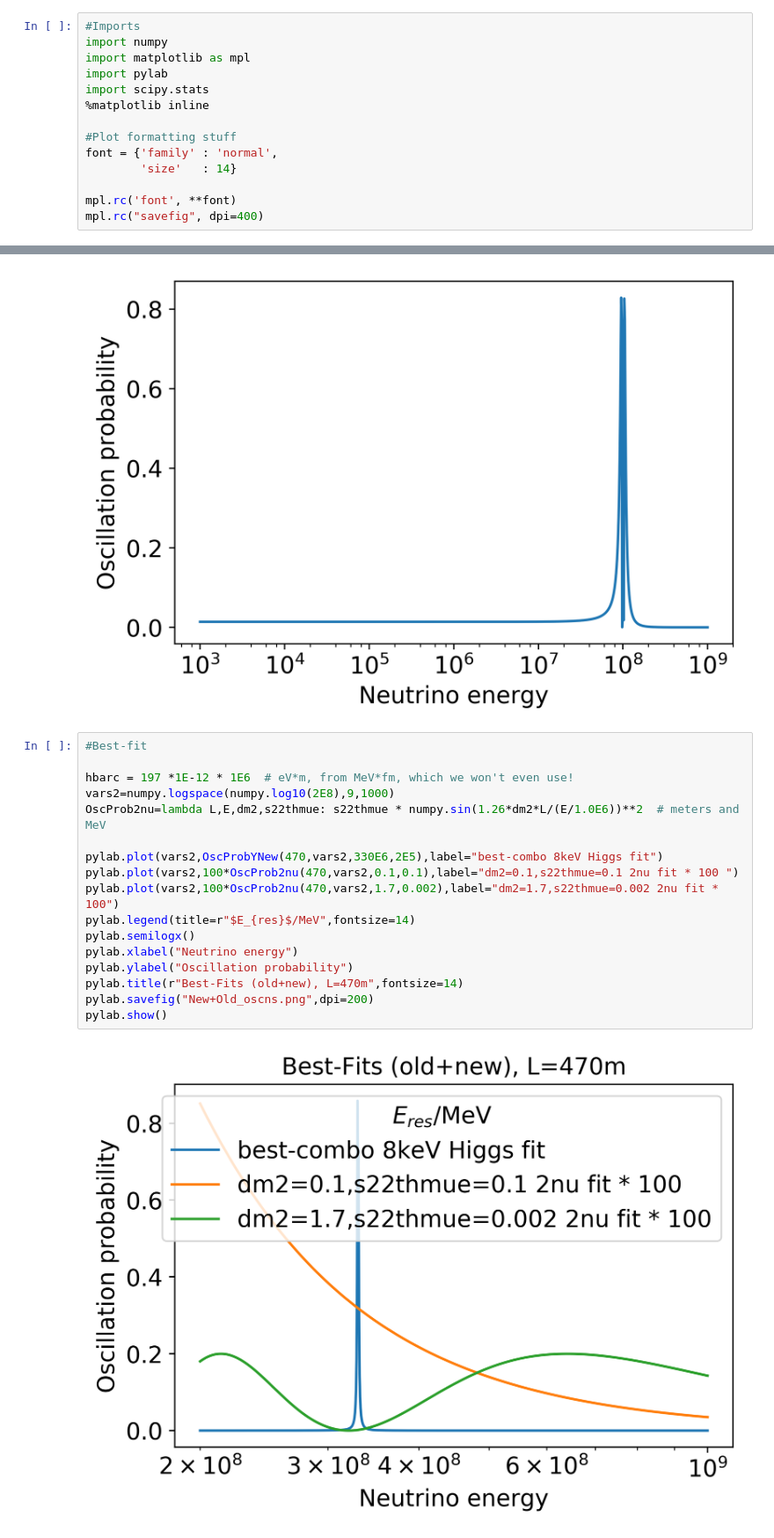
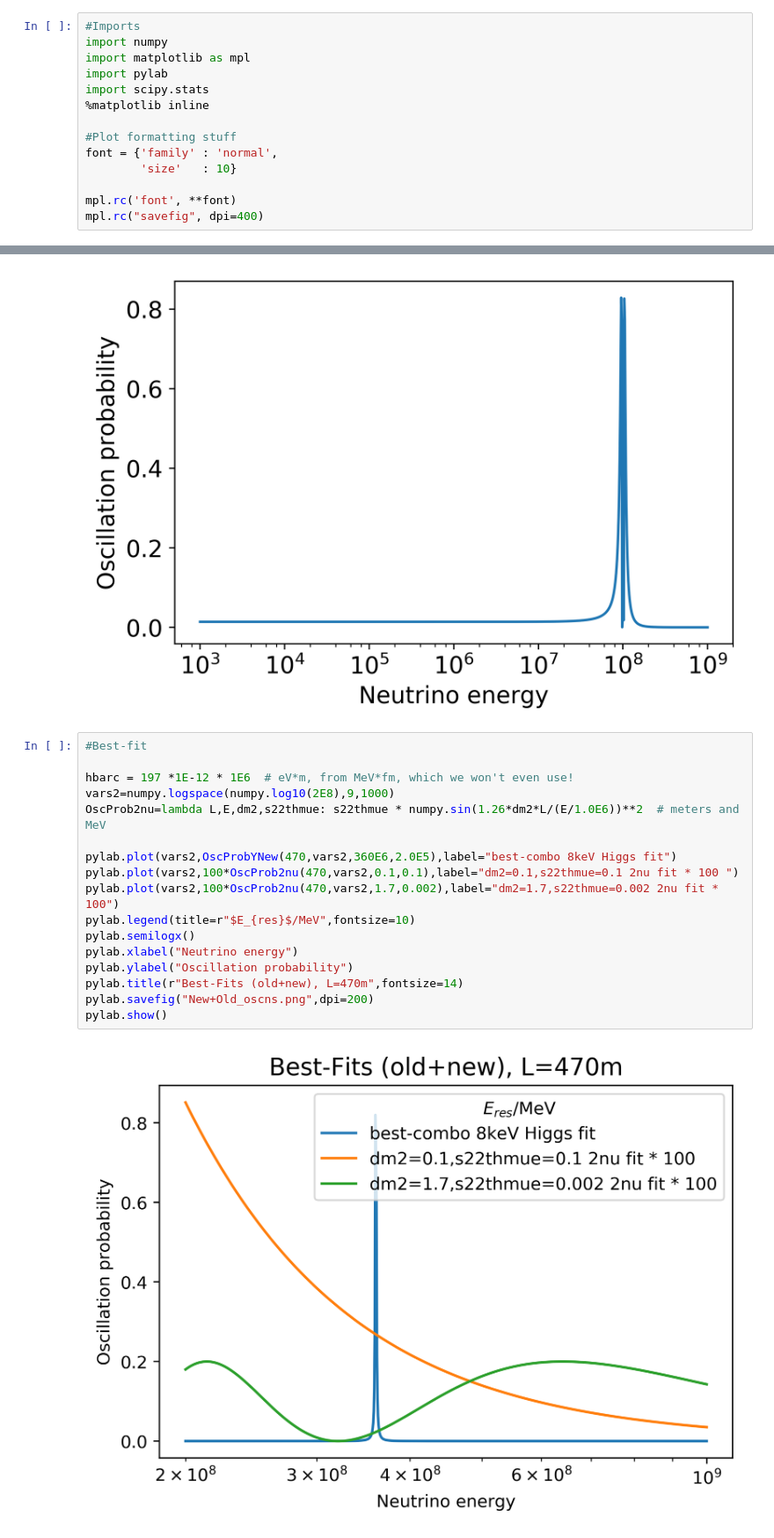
Before and after one commit to echurch/OscProbsNuHiggs, a Jupyter notebook: MBFromCNuB.ipynb, the cells around one changed output, grey strips where cells are left out. Shown at 88% size. Saved outputs shown, nothing was run; the diff lists cells and outputs as text.

```diff
--- a/MBFromCNuB.ipynb
+++ b/MBFromCNuB.ipynb
@@ -8,7 +8,7 @@ import scipy.stats
 
 #Plot formatting stuff
 font = {'family' : 'normal',
-        'size'   : 14}
+        'size'   : 10}
 
 mpl.rc('font', **font)
 mpl.rc("savefig", dpi=400)
@@ -65,22 +72,22 @@ pylab.ylabel("Oscillation probability")
 # %%
 #Best-fit
 
 hbarc = 197 *1E-12 * 1E6  # eV*m, from MeV*fm, which we won't even use!
 vars2=numpy.logspace(numpy.log10(2E8),9,1000)
 OscProb2nu=lambda L,E,dm2,s22thmue: s22thmue * numpy.sin(1.26*dm2*L/(E/1.0E6))**2  # meters and MeV
 
-pylab.plot(vars2,OscProbYNew(470,vars2,330E6,2E5),label="best-combo 8keV Higgs fit")
+pylab.plot(vars2,OscProbYNew(470,vars2,360E6,2.0E5),label="best-combo 8keV Higgs fit")
 pylab.plot(vars2,100*OscProb2nu(470,vars2,0.1,0.1),label="dm2=0.1,s22thmue=0.1 2nu fit * 100 ")
 pylab.plot(vars2,100*OscProb2nu(470,vars2,1.7,0.002),label="dm2=1.7,s22thmue=0.002 2nu fit * 100")
-pylab.legend(title=r"$E_{res}$/MeV",fontsize=14)
+pylab.legend(title=r"$E_{res}$/MeV",fontsize=10)
 pylab.semilogx()
 pylab.xlabel("Neutrino energy")
 pylab.ylabel("Oscillation probability")
 pylab.title(r"Best-Fits (old+new), L=470m",fontsize=14)
 pylab.savefig("New+Old_oscns.png",dpi=200)
 pylab.show()
 # %% [output]
-[figure, old version]
+[figure, new version]
 # %%
 #Load MiniBooNE data
 MBBinEdges=numpy.loadtxt("MBData/miniboone_binboundaries_nue_lowe.txt")
```
Also changed, not shown: parts of 10 cells of this notebook.
